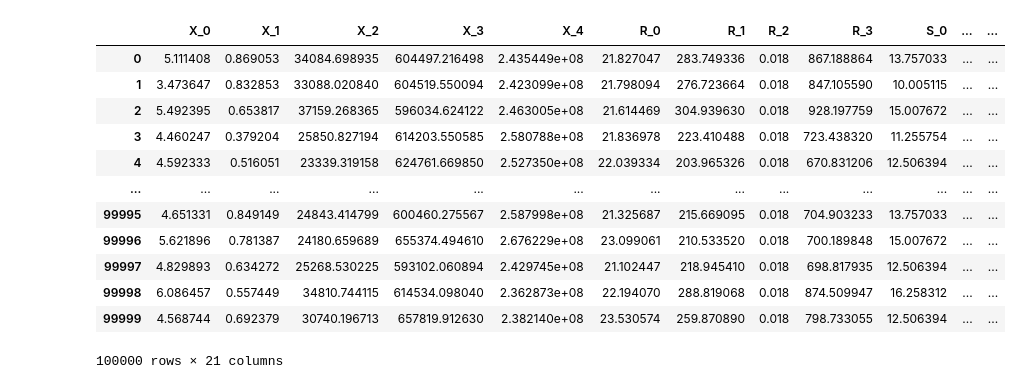
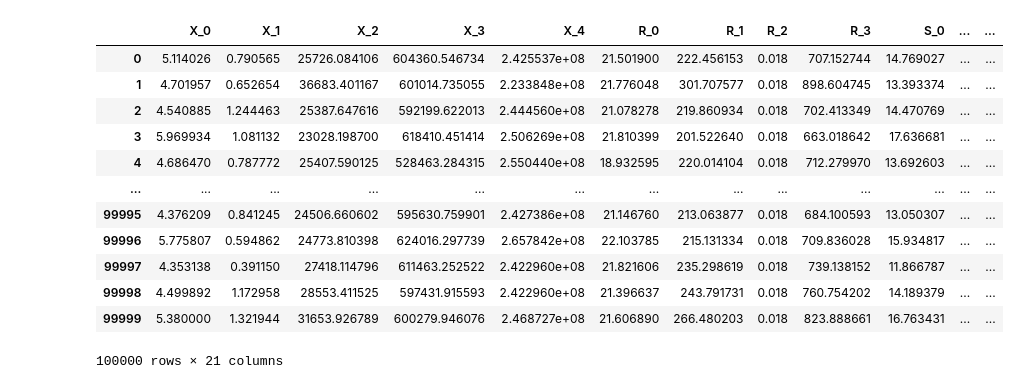
Before and after one commit to wmpjrufg/ARTIGO_CONFIA_ISE, a Jupyter notebook: novo_final/W M Pereira Junior_confia 2 análise sem ISE-Copy1.ipynb, the cells around one changed output. Cells and saved outputs as stored; diff of their text form; code cells hidden in the pictures.

```diff
--- a/novo_final/W M Pereira Junior_confia 2 análise sem ISE-Copy1.ipynb
+++ b/novo_final/W M Pereira Junior_confia 2 análise sem ISE-Copy1.ipynb
@@ -752,18 +747,18 @@ def OBJ(X):
 # %%
 RESULTS_TEST = RASD_STOCHASTIC(SETUP, OBJ)
 # %%
-RESULTS_TEST[0]['TOTAL RESULTS']
+RESULTS_TEST[len(POP)-1]['TOTAL RESULTS']
 # %% [output]
 |  | X_0 | X_1 | X_2 | X_3 | X_4 | R_0 | R_1 | R_2 | R_3 | S_0 | ... | ... |
-| 0 | 5.111408 | 0.869053 | 34084.698935 | 604497.216498 | 2.435449e+08 | 21.827047 | 283.749336 | 0.018 | 867.188864 | 13.757033 | ... | ... |
-| 1 | 3.473647 | 0.832853 | 33088.020840 | 604519.550094 | 2.423099e+08 | 21.798094 | 276.723664 | 0.018 | 847.105590 | 10.005115 | ... | ... |
-| 2 | 5.492395 | 0.653817 | 37159.268365 | 596034.624122 | 2.463005e+08 | 21.614469 | 304.939630 | 0.018 | 928.197759 | 15.007672 | ... | ... |
-| 3 | 4.460247 | 0.379204 | 25850.827194 | 614203.550585 | 2.580788e+08 | 21.836978 | 223.410488 | 0.018 | 723.438320 | 11.255754 | ... | ... |
-| 4 | 4.592333 | 0.516051 | 23339.319158 | 624761.669850 | 2.527350e+08 | 22.039334 | 203.965326 | 0.018 | 670.831206 | 12.506394 | ... | ... |
+| 0 | 5.114026 | 0.790565 | 25726.084106 | 604360.546734 | 2.425537e+08 | 21.501900 | 222.456153 | 0.018 | 707.152744 | 14.769027 | ... | ... |
+| 1 | 4.701957 | 0.652654 | 36683.401167 | 601014.735055 | 2.233848e+08 | 21.776048 | 301.707577 | 0.018 | 898.604745 | 13.393374 | ... | ... |
+| 2 | 4.540885 | 1.244463 | 25387.647616 | 592199.622013 | 2.444560e+08 | 21.078278 | 219.860934 | 0.018 | 702.413349 | 14.470769 | ... | ... |
+| 3 | 5.969934 | 1.081132 | 23028.198700 | 618410.451414 | 2.506269e+08 | 21.810399 | 201.522640 | 0.018 | 663.018642 | 17.636681 | ... | ... |
+| 4 | 4.686470 | 0.787772 | 25407.590125 | 528463.284315 | 2.550440e+08 | 18.932595 | 220.014104 | 0.018 | 712.279970 | 13.692603 | ... | ... |
 | ... | ... | ... | ... | ... | ... | ... | ... | ... | ... | ... | ... | ... |
-| 99995 | 4.651331 | 0.849149 | 24843.414799 | 600460.275567 | 2.587998e+08 | 21.325687 | 215.669095 | 0.018 | 704.903233 | 13.757033 | ... | ... |
-| 99996 | 5.621896 | 0.781387 | 24180.659689 | 655374.494610 | 2.676229e+08 | 23.099061 | 210.533520 | 0.018 | 700.189848 | 15.007672 | ... | ... |
-| 99997 | 4.829893 | 0.634272 | 25268.530225 | 593102.060894 | 2.429745e+08 | 21.102447 | 218.945410 | 0.018 | 698.817935 | 12.506394 | ... | ... |
-| 99998 | 6.086457 | 0.557449 | 34810.744115 | 614534.098040 | 2.362873e+08 | 22.194070 | 288.819068 | 0.018 | 874.509947 | 16.258312 | ... | ... |
-| 99999 | 4.568744 | 0.692379 | 30740.196713 | 657819.912630 | 2.382140e+08 | 23.530574 | 259.870890 | 0.018 | 798.733055 | 12.506394 | ... | ... |
+| 99995 | 4.376209 | 0.841245 | 24506.660602 | 595630.759901 | 2.427386e+08 | 21.146760 | 213.063877 | 0.018 | 684.100593 | 13.050307 | ... | ... |
+| 99996 | 5.775807 | 0.594862 | 24773.810398 | 624016.297739 | 2.657842e+08 | 22.103785 | 215.131334 | 0.018 | 709.836028 | 15.934817 | ... | ... |
+| 99997 | 4.353138 | 0.391150 | 27418.114796 | 611463.252522 | 2.422960e+08 | 21.821606 | 235.298619 | 0.018 | 739.138152 | 11.866787 | ... | ... |
+| 99998 | 4.499892 | 1.172958 | 28553.411525 | 597431.915593 | 2.422960e+08 | 21.396637 | 243.791731 | 0.018 | 760.754202 | 14.189379 | ... | ... |
+| 99999 | 5.380000 | 1.321944 | 31653.926789 | 600279.946076 | 2.468727e+08 | 21.606890 | 266.480203 | 0.018 | 823.888661 | 16.763431 | ... | ... |
 100000 rows × 21 columns
```
Also changed, not shown: parts of 13 cells of this notebook, 36 other files.
